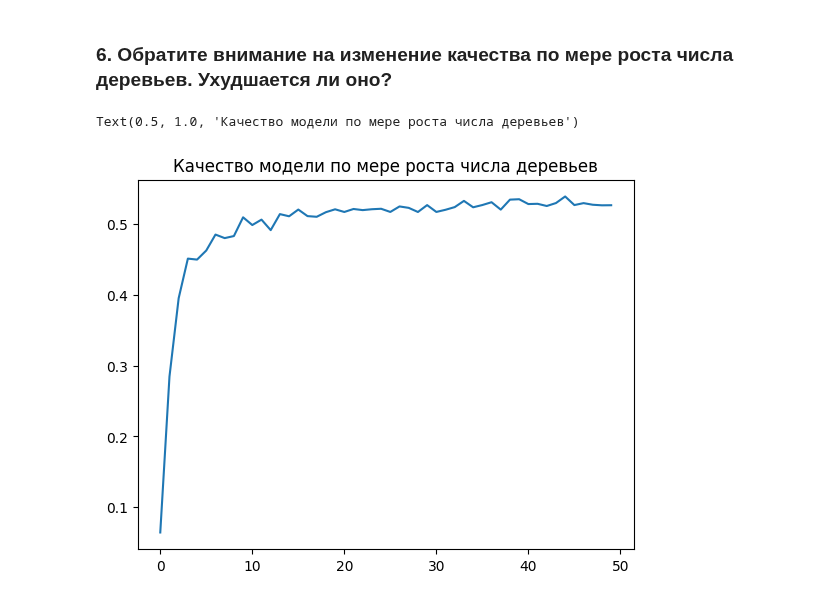
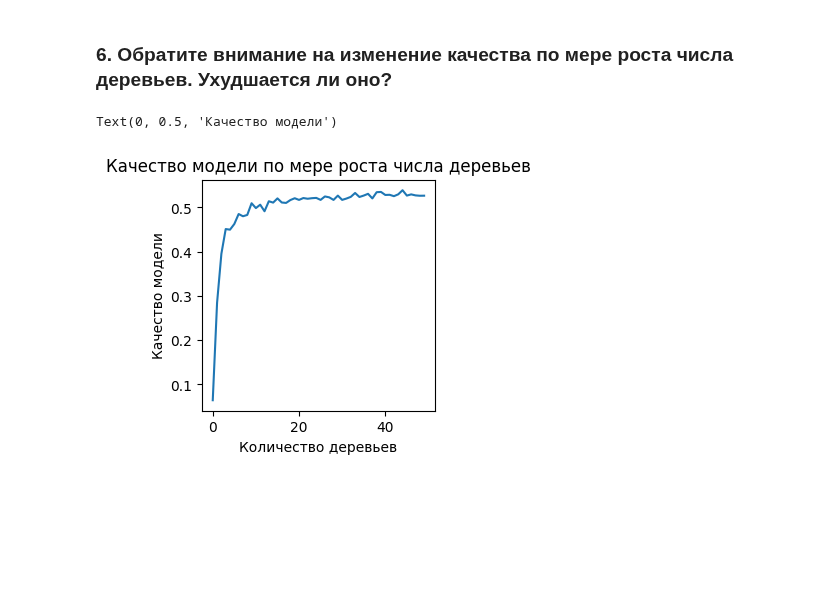
Before and after one commit to murpunk/Programming_2023, a Jupyter notebook: 29_05_23_Forest_9_lesson.ipynb, the cells around one changed output. Drawn from its saved outputs; the diff is of its cells as text; code cells hidden in the pictures; blank space fills up the shorter version.

```diff
--- a/29_05_23_Forest_9_lesson.ipynb
+++ b/29_05_23_Forest_9_lesson.ipynb
@@ -126,8 +126,11 @@ for i in range(51):
 ###  6. Обратите внимание на изменение качества по мере роста числа деревьев. Ухудшается ли оно?
 # %%
 import matplotlib.pyplot as plt
+plt.figure(figsize=(3, 3))
 plt.plot(cross_val)
 plt.title("Качество модели по мере роста числа деревьев")
+plt.xlabel("Количество деревьев")
+plt.ylabel("Качество модели")
 # %% [output]
-Text(0.5, 1.0, 'Качество модели по мере роста числа деревьев')
+Text(0, 0.5, 'Качество модели')
-[figure, old version]
+[figure, new version]
```
